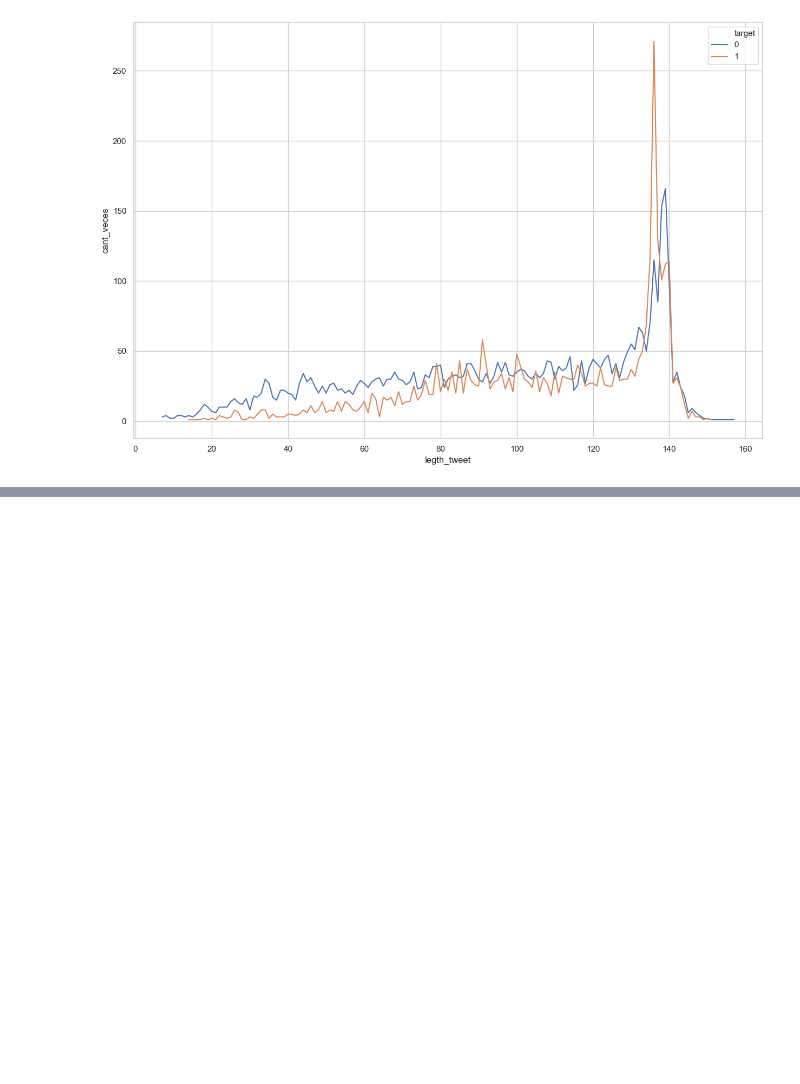
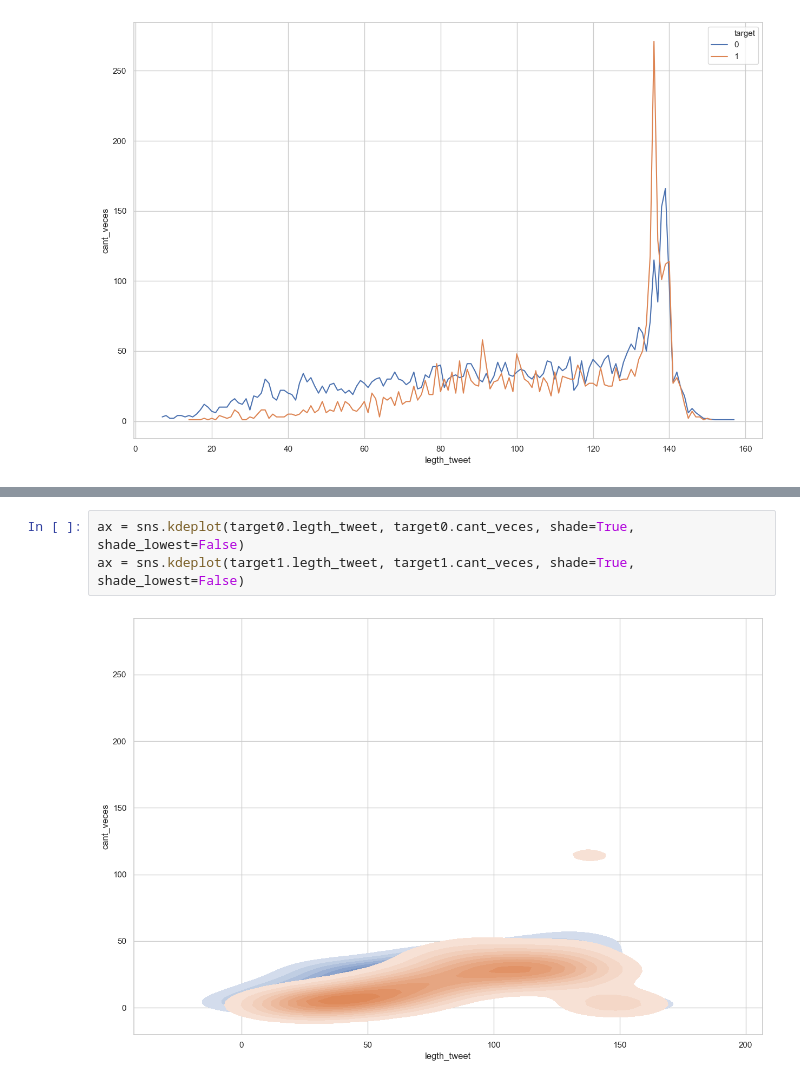
Before and after one commit to patopizzini/datos_practica, a Jupyter notebook: 02ejemplo_tp/tp1_prueba.ipynb, the cells around one changed output, grey strips where cells are left out. Saved outputs shown, nothing was run; the diff lists cells and outputs as text; blank space fills up the shorter version.

```diff
--- a/02ejemplo_tp/tp1_prueba.ipynb
+++ b/02ejemplo_tp/tp1_prueba.ipynb
@@ -128,0 +148,5 @@ sns.scatterplot(x="legth_tweet", y="cant_veces", hue="target", sizes=(1, 8), lin
+# %%
+ax = sns.kdeplot(target0.legth_tweet, target0.cant_veces, shade=True, shade_lowest=False)
+ax = sns.kdeplot(target1.legth_tweet, target1.cant_veces, shade=True, shade_lowest=False)
+# %% [output]
+[figure, added]
```
Also changed, not shown: parts of 7 cells of this notebook.
